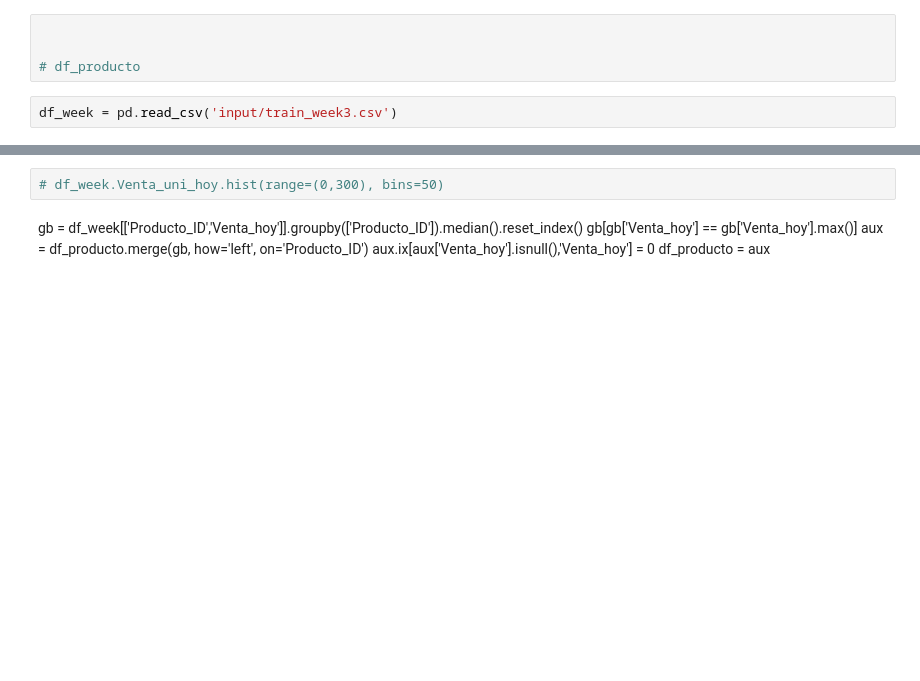
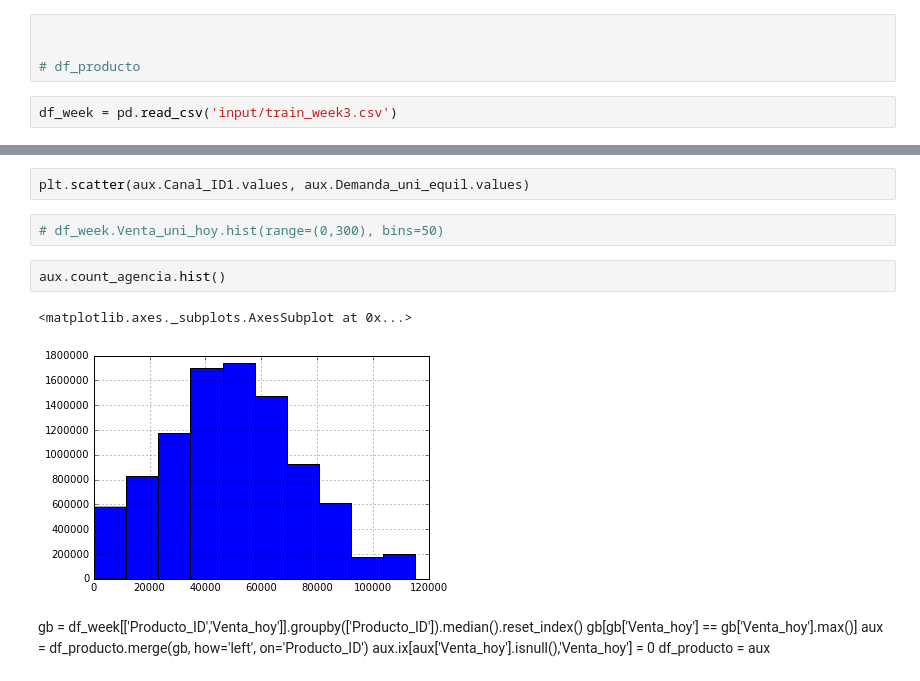
Before and after one commit to seitin/bimbo, a Jupyter notebook: initial_ml.ipynb, the cells around one changed output, grey strips where cells are left out. Saved outputs shown, nothing was run; the diff lists cells and outputs as text; blank space fills up the shorter version.

```diff
--- a/initial_ml.ipynb
+++ b/initial_ml.ipynb
@@ -63,5 +82,12 @@ df_week = pd.read_csv('input/train_week3.csv')
+# %%
+plt.scatter(aux.Canal_ID1.values, aux.Demanda_uni_equil.values)
 # %%
 # df_week.Venta_uni_hoy.hist(range=(0,300), bins=50)
+# %%
+aux.count_agencia.hist()
+# %% [output]
+<matplotlib.axes._subplots.AxesSubplot at 0x...>
+[figure, added]
 # %% [markdown]
 gb = df_week[['Producto_ID','Venta_hoy']].groupby(['Producto_ID']).median().reset_index()
 gb[gb['Venta_hoy'] == gb['Venta_hoy'].max()]
```
Also changed, not shown: parts of 46 cells of this notebook.
